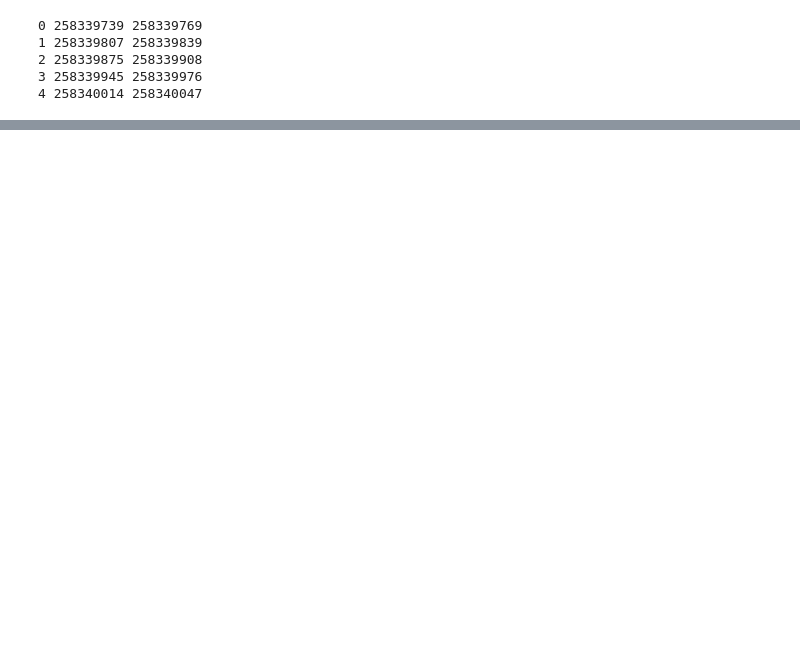
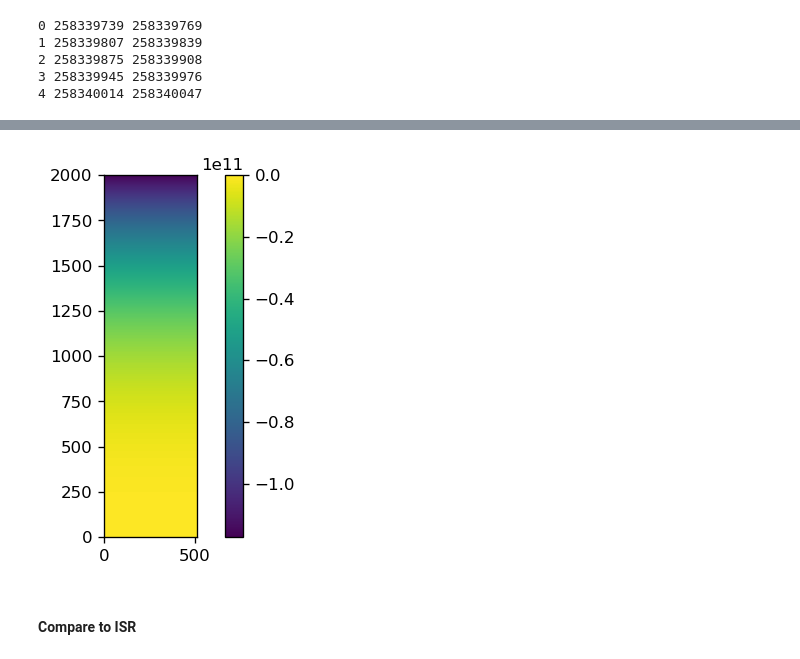
Before and after one commit to lsst/bootcamp-work, a Jupyter notebook: nb/PTC_bootcamp_work.ipynb, the cells around one changed output, grey strips where cells are left out. Saved outputs shown, nothing was run; the diff lists cells and outputs as text; code cells hidden in the pictures; blank space fills up the shorter version.

```diff
--- a/nb/PTC_bootcamp_work.ipynb
+++ b/nb/PTC_bootcamp_work.ipynb
@@ -215,0 +274,12 @@ plt.ylim(0, 1)
+# %%
+## Offset-corrected image
+im_corr = imutil.unbias_and_trim(im=raw1.getImage(), overscan=bboxes['C00'])
+im_corr_C00 = im_corr[detector['C00'].getRawDataBBox()].clone()
+# %%
+plt.imshow(im_corr_C00.getArray(), origin='lower')
+plt.colorbar()
+plt.show()
+# %% [output]
+[figure, added]
+# %% [markdown]
+#### Compare to ISR
```
Also changed, not shown: parts of 23 cells of this notebook.
